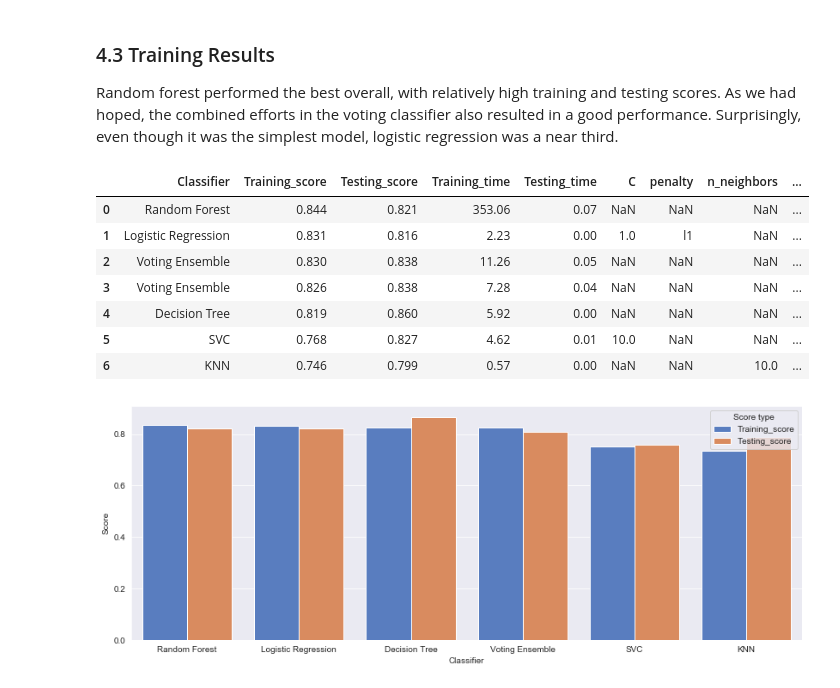
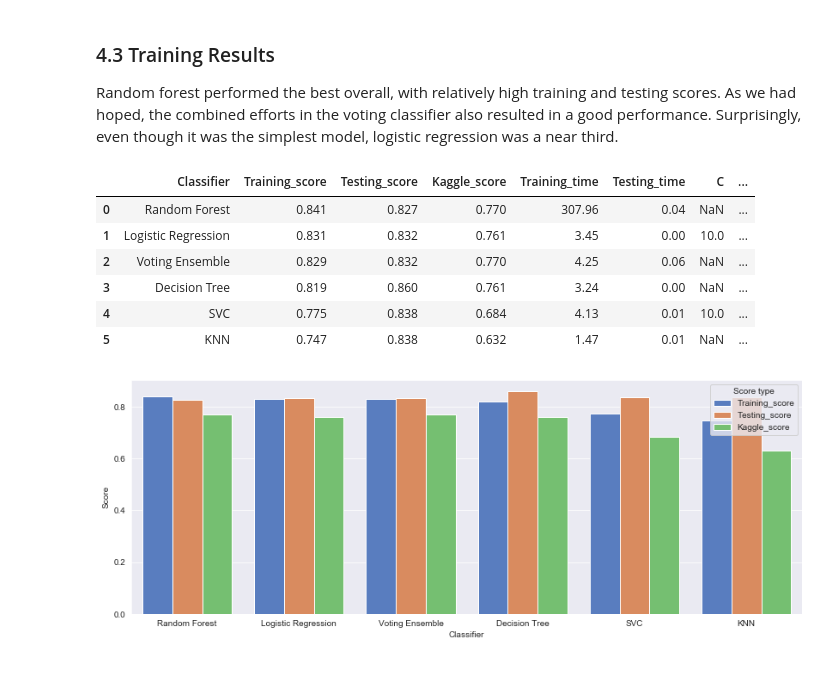
Before and after one commit to arsalanfardi/Titanic-Survival-Prediction, a Jupyter notebook: Titanic_Survival_Prediction.ipynb, the cells around one changed output. Saved outputs shown, nothing was run; the diff lists cells and outputs as text; code cells hidden in the pictures.

Commit message:
Optimize imputations and re-train models

```diff
--- a/Titanic_Survival_Prediction.ipynb
+++ b/Titanic_Survival_Prediction.ipynb
@@ -578,0 +619,9 @@ y = df_processed['Survived']
+# %%
+# Set feature and label vectors for training set
+X = df_processed[df_processed.Survived.isnull()==False].drop(['Survived'], axis=1)
+y = df_processed[df_processed.Survived.isnull()==False]['Survived']
+
+# Set feature vector for test set
+X_test_set = df_processed[df_processed.Survived.isnull()].drop(['Survived'], axis=1)
+print(f"Shape of the training set {X.shape}")
+print(f"Shape of the test set {X_test_set.shape}")
@@ -632,7 +687,10 @@ for classifier in classifiers:
     testing_score = grid_search.score(X_test, y_test)
     end_time = time()
     testing_time = end_time-start_time
-    d = {'Classifier': classifier, 'Training_score': round(grid_search.best_score_, 3), 'Testing_score': round(testing_score, 3), 'Training_time': round(training_time, 2), 'Testing_time': round(testing_time, 2)}
+    # Kaggle
+    y_pred = grid_search.predict(X_test_set)
+    kaggle_score = accuracy_score(y_pred, y_sol)
+    d = {'Classifier': classifier, 'Training_score': round(grid_search.best_score_, 3), 'Testing_score': round(testing_score, 3), 'Kaggle_score': round(kaggle_score, 3), 'Training_time': round(training_time, 2), 'Testing_time': round(testing_time, 2)}
     d.update(grid_search.best_params_)
     rows_list.append(d)
 # %% [output]
@@ -648,7 +706,7 @@ The top classifiers were combined in a voting classifier in hopes that individua
 # %%
 clf1 = SVC(kernel='rbf', C=10.0, gamma='auto', probability=True)
 clf2 = LogisticRegression(penalty='l1',C=1.0)
-clf3 = RandomForestClassifier(min_samples_leaf=5, min_samples_split=4, n_estimators=300)
+clf3 = RandomForestClassifier(min_samples_leaf=5, min_samples_split=16, n_estimators=300)
 clf = VotingClassifier(estimators=[('SVC', clf1),('LR', clf2),('RF', clf3)], voting='soft')
 
 start_time = time()
@@ -662,28 +720,31 @@ start_time = time()
 testing_score = clf.score(X_test, y_test)
 end_time = time()
 testing_time = end_time - start_time
-d = {'Classifier': 'Voting Ensemble', 'Training_score': round(training_score, 3), 'Testing_score': round(testing_score, 3), 'Training_time': round(training_time, 2), 'Testing_time': round(testing_time, 2)}
+
+y_pred = grid_search.predict(X_test_set)
+kaggle_score = accuracy_score(y_pred, y_sol)
+
+d = {'Classifier': 'Voting Ensemble', 'Training_score': round(training_score, 3), 'Testing_score': round(testing_score, 3), 'Kaggle_score': round(kaggle_score, 3), 'Training_time': round(training_time, 2), 'Testing_time': round(testing_time, 2)}
 rows_list.append(d)
 # %% [markdown]
 ### 4.3 Training Results
 
 Random forest performed the best overall, with relatively high training and testing scores. As we had hoped, the combined efforts in the voting classifier also resulted in a good performance. Surprisingly, even though it was the simplest model, logistic regression was a near third.
 # %%
-results = pd.DataFrame(rows_list).sort_values(['Training_score', 'Testing_score'], ascending=False).reset_index(drop=True)
-results.to_csv('age_rd_model_scores.csv')
+results = pd.DataFrame(rows_list).sort_values(['Training_score', 'Kaggle_score', 'Testing_score'], ascending=False).reset_index(drop=True)
+results.to_csv('final_model_scores.csv')
 results.head(10)
 # %% [output]
-|  | Classifier | Training_score | Testing_score | Training_time | Testing_time | C | penalty | n_neighbors | ... |
-| 0 | Random Forest | 0.844 | 0.821 | 353.06 | 0.07 | NaN | NaN | NaN | ... |
-| 1 | Logistic Regression | 0.831 | 0.816 | 2.23 | 0.00 | 1.0 | l1 | NaN | ... |
-| 2 | Voting Ensemble | 0.830 | 0.838 | 11.26 | 0.05 | NaN | NaN | NaN | ... |
-| 3 | Voting Ensemble | 0.826 | 0.838 | 7.28 | 0.04 | NaN | NaN | NaN | ... |
-| 4 | Decision Tree | 0.819 | 0.860 | 5.92 | 0.00 | NaN | NaN | NaN | ... |
-| 5 | SVC | 0.768 | 0.827 | 4.62 | 0.01 | 10.0 | NaN | NaN | ... |
-| 6 | KNN | 0.746 | 0.799 | 0.57 | 0.00 | NaN | NaN | 10.0 | ... |
+|  | Classifier | Training_score | Testing_score | Kaggle_score | Training_time | Testing_time | C | ... |
+| 0 | Random Forest | 0.841 | 0.827 | 0.770 | 307.96 | 0.04 | NaN | ... |
+| 1 | Logistic Regression | 0.831 | 0.832 | 0.761 | 3.45 | 0.00 | 10.0 | ... |
+| 2 | Voting Ensemble | 0.829 | 0.832 | 0.770 | 4.25 | 0.06 | NaN | ... |
+| 3 | Decision Tree | 0.819 | 0.860 | 0.761 | 3.24 | 0.00 | NaN | ... |
+| 4 | SVC | 0.775 | 0.838 | 0.684 | 4.13 | 0.01 | 10.0 | ... |
+| 5 | KNN | 0.747 | 0.838 | 0.632 | 1.47 | 0.01 | NaN | ... |
 # %%
-results_melt = results.melt(['Classifier'], var_name='Score type', value_vars=['Training_score', 'Testing_score'], value_name='Score')
+results_melt = results.melt(['Classifier'], var_name='Score type', value_vars=['Training_score', 'Testing_score', 'Kaggle_score'], value_name='Score')
 fig, ax = plt.subplots(figsize=(14,5))
 ax = sns.barplot(x='Classifier', y='Score', data=results_melt, hue='Score type')
 # %% [output]
-[figure, old version]
+[figure, new version]
```
Also changed, not shown: parts of 46 cells of this notebook, 2 other files.
